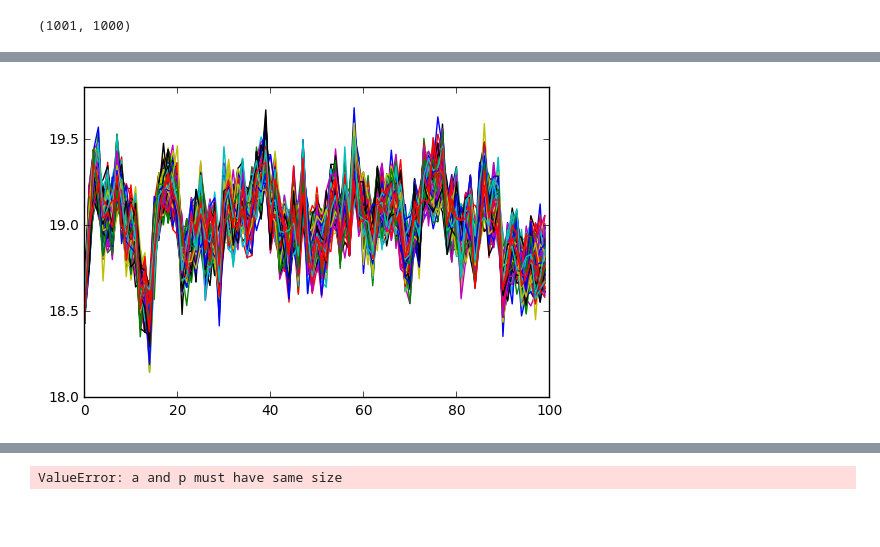
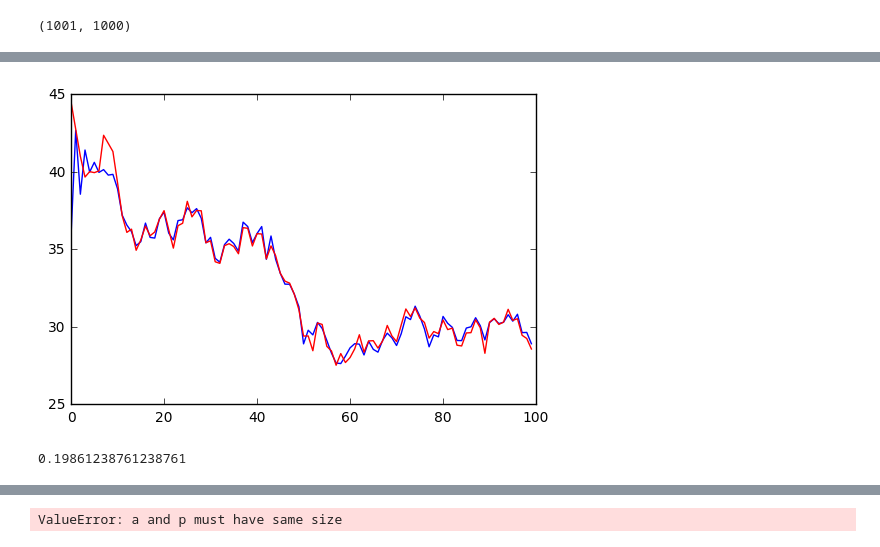
Before and after one commit to npetrenko/ParticleFilter, a Jupyter notebook: ParticleFilter_theano_traj_sample_optim.ipynb, the cells around one changed output, grey strips where cells are left out. Saved outputs shown, nothing was run; the diff lists cells and outputs as text; code cells hidden in the pictures; blank space fills up the shorter version.

```diff
--- a/ParticleFilter_theano_traj_sample_optim.ipynb
+++ b/ParticleFilter_theano_traj_sample_optim.ipynb
@@ -18,16 +20,16 @@ th.config.openmp = False
 #th.config.exception_verbosity = 'high'
 # %%
 N_particles = 1000
-transition_std = 0.2
-emission_std = 0.4
+transition_std = 1
+emission_std = 5
 def transition_det(x):
-    return x/2 + (10*x)/(1+x)
+    return x
 
 def transition(x):
     return transition_det(x) + rng.normal(std=transition_std, size=x.shape)
 
 def emission_det(x):
-    return x**2/10
+    return tt.sin(0.2*x)*x**2/10
 
 def emission(x):
     return emission_det(x) + rng.normal(std=emission_std, size=x.shape)
@@ -37,7 +39,7 @@ inp = tt.vector(name='default input vector')
 get_transition = th.function([inp], transition(inp), allow_input_downcast=True)
 get_emission = th.function([inp], emission(inp), allow_input_downcast=True)
 # %%
-latent = [19.]
+latent = [1]
 for _ in range(1000):
     latent.append(get_transition(np.array([latent[-1]]))[0])
 
@@ -124,0 +123,5 @@ smoothed.shape
+# %%
+smoothed = smoothed[-100:]
+prep = [zip([i]*smoothed.shape[1], smoothed[i]) for i in range(smoothed.shape[0])]
+prep = reduce(lambda x,y : x + y, prep)
+prep = np.array(prep)
@@ -125,7 +144,12 @@ smoothed.shape
 # %%
-#plt.plot(np.mean(smoothed[-100:], axis=1), color='blue')
-plt.plot(smoothed[-100:])
+plt.plot(np.mean(smoothed[-100:], axis=1), color='blue')
+#plt.plot(smoothed[-100:])
+#confidence(smoothed[-100:], 0.25)
 plt.plot(latent[-101:-1], color='red')
 plt.show()
 # %% [output]
-[figure, old version]
+[figure, new version]
+# %%
+np.mean(filt_distrib < 0)
+# %% [output]
+0.19861238761238761
```
Also changed, not shown: parts of 15 cells of this notebook.
